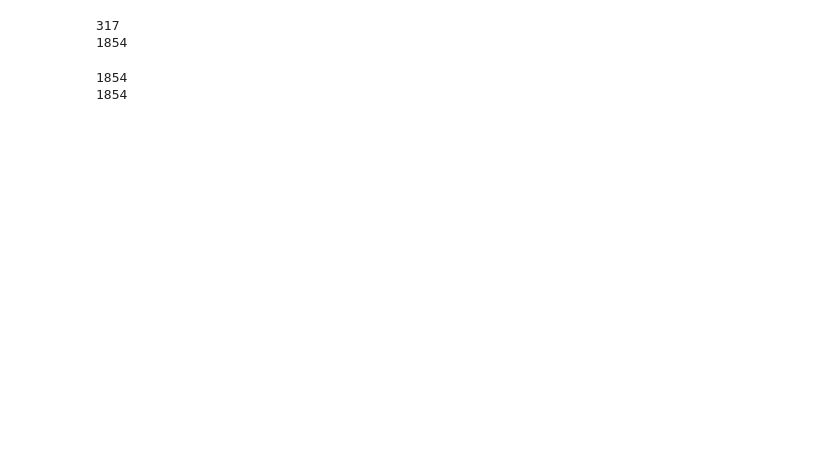
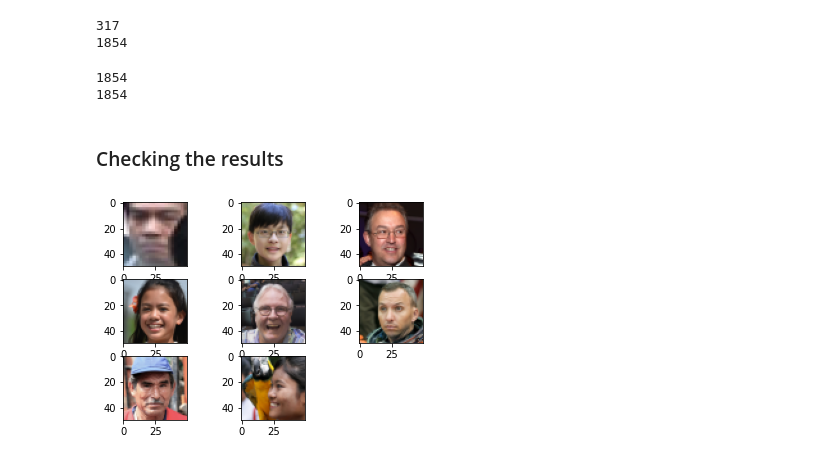
Before and after one commit to mf11y/Face-Mask-Detection, a Jupyter notebook: Extract-Resize-Train-Test-Split.ipynb, the cells around one changed output. Cells and saved outputs as stored; diff of their text form; code cells hidden in the pictures; blank space fills up the shorter version.

```diff
--- a/Extract-Resize-Train-Test-Split.ipynb
+++ b/Extract-Resize-Train-Test-Split.ipynb
@@ -103,3 +110,21 @@ for f in train_wo_mask_files:
 
 for f in val_wo_mask_files:
     shutil.move(f, './Data/val/without_mask/')
+# %%
+w_mask_dir = './Data/train/with_mask/'
+wo_mask_dir = './Data/train/without_mask/'
+
+wo_mask_pics = [f for f in glob.glob('./Data/train/without_mask/*')]
+w_mask_pics = [f for f in glob.glob('./Data/train/with_mask/*')]
+# %% [markdown]
+### Checking the results
+# %%
+for i in range(331, 339):
+    plt.subplot(i)
+    random_num = np.random.randint(0,len(wo_mask_pics))
+    img = cv2.imread(wo_mask_pics[random_num])
+    img = cv2.cvtColor(img, cv2.COLOR_BGR2RGB)
+
+    plt.imshow(img)
+# %% [output]
+[figure, added]
```
Also changed, not shown: parts of 6 cells of this notebook.
